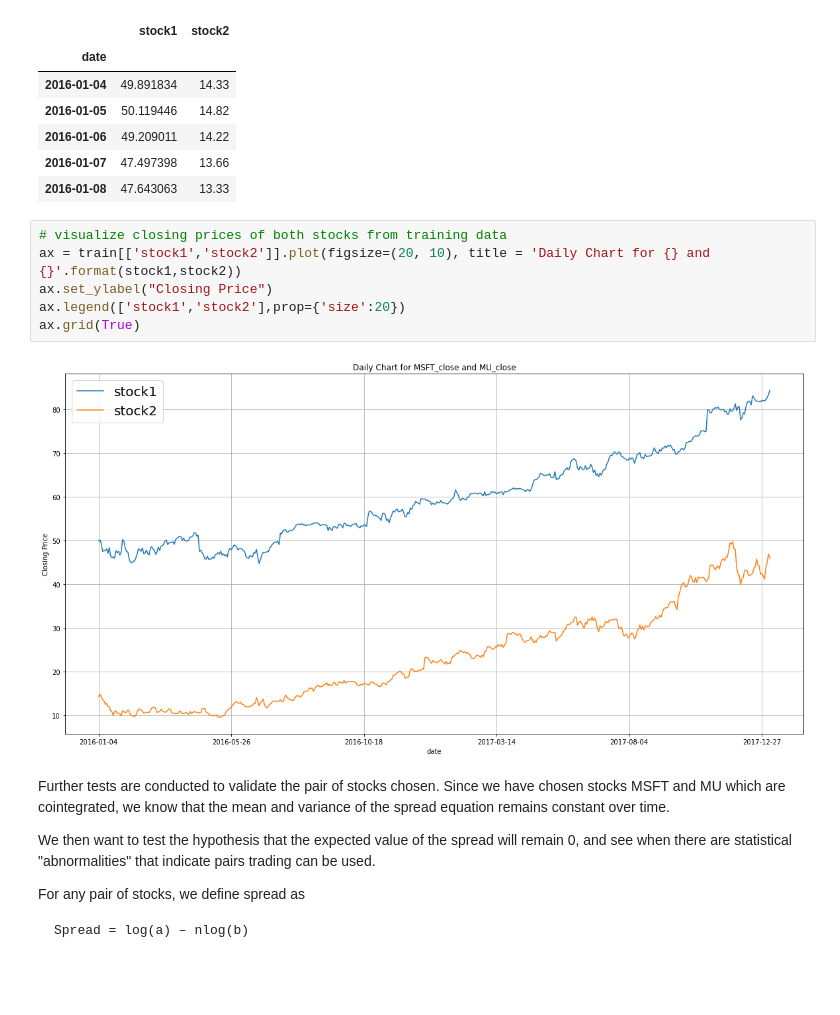
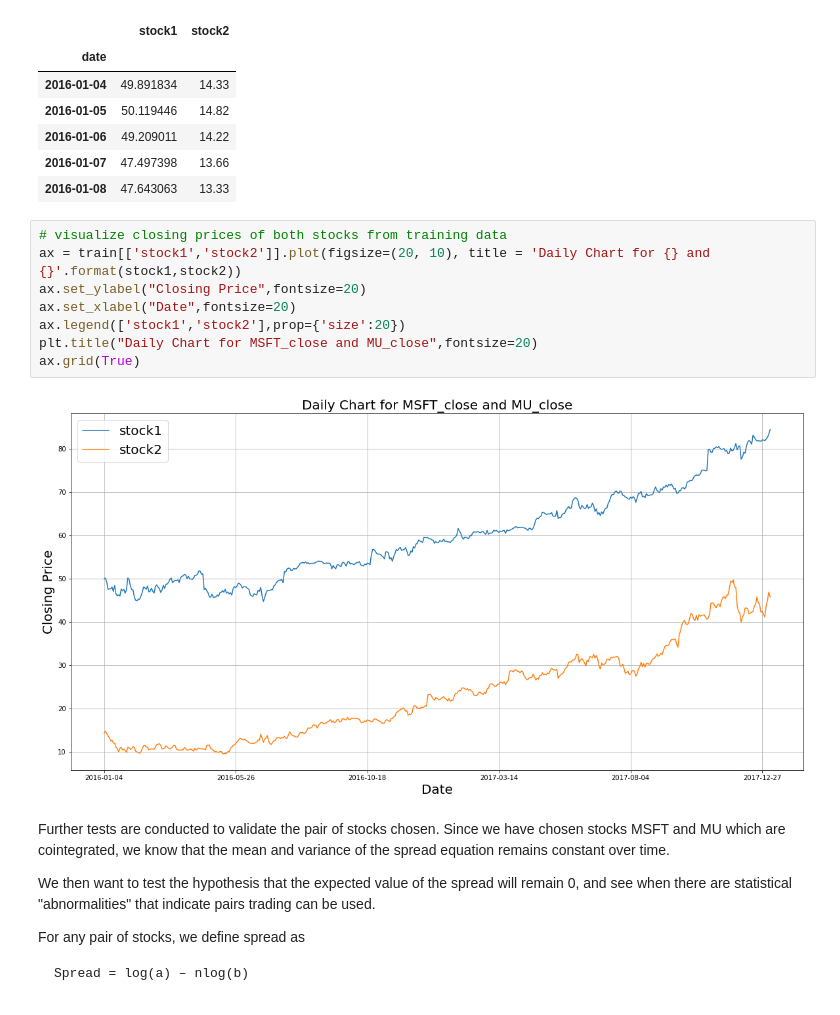
Before and after one commit to microgel/CS-216-Project, a Jupyter notebook: pair_trading.ipynb, the cells around one changed output. Saved outputs shown, nothing was run; the diff lists cells and outputs as text; blank space fills up the shorter version.

```diff
--- a/pair_trading.ipynb
+++ b/pair_trading.ipynb
@@ -271,11 +271,13 @@ train.head()
 # %%
 # visualize closing prices of both stocks from training data
 ax = train[['stock1','stock2']].plot(figsize=(20, 10), title = 'Daily Chart for {} and {}'.format(stock1,stock2))
-ax.set_ylabel("Closing Price")
+ax.set_ylabel("Closing Price",fontsize=20)
+ax.set_xlabel("Date",fontsize=20)
 ax.legend(['stock1','stock2'],prop={'size':20})
+plt.title("Daily Chart for MSFT_close and MU_close",fontsize=20)
 ax.grid(True)
 # %% [output]
-[figure, old version]
+[figure, new version]
 # %% [markdown]
 Further tests are conducted to validate the pair of stocks chosen.
 Since we have chosen stocks MSFT and MU which are cointegrated, we know that the mean and variance of the spread equation remains constant over time.
```
Also changed, not shown: parts of 9 cells of this notebook.
